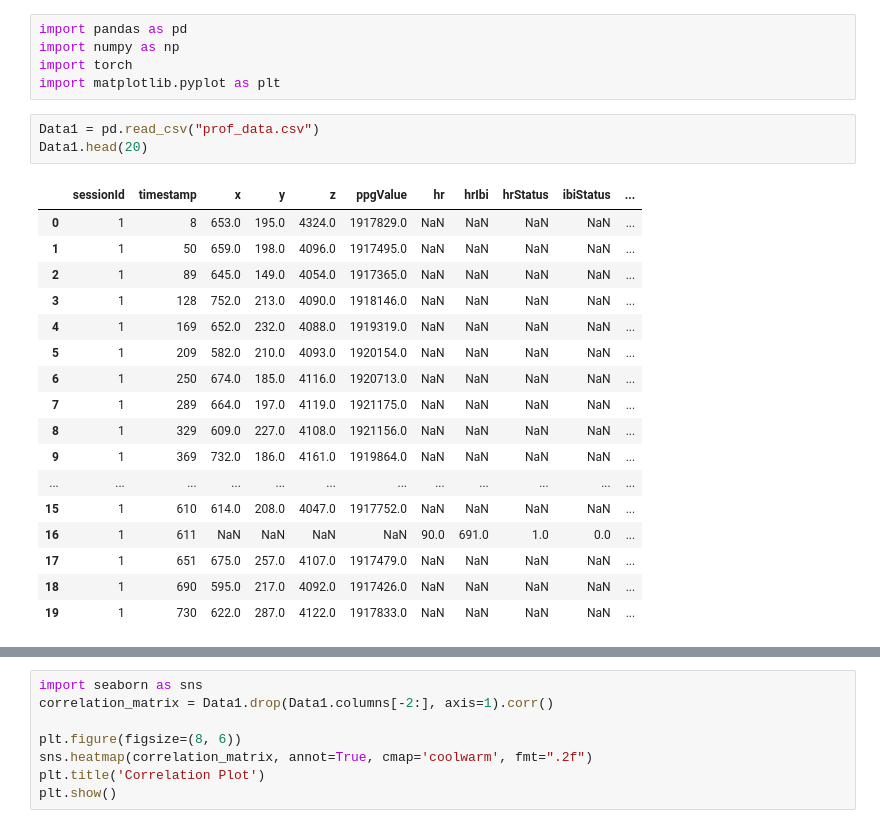
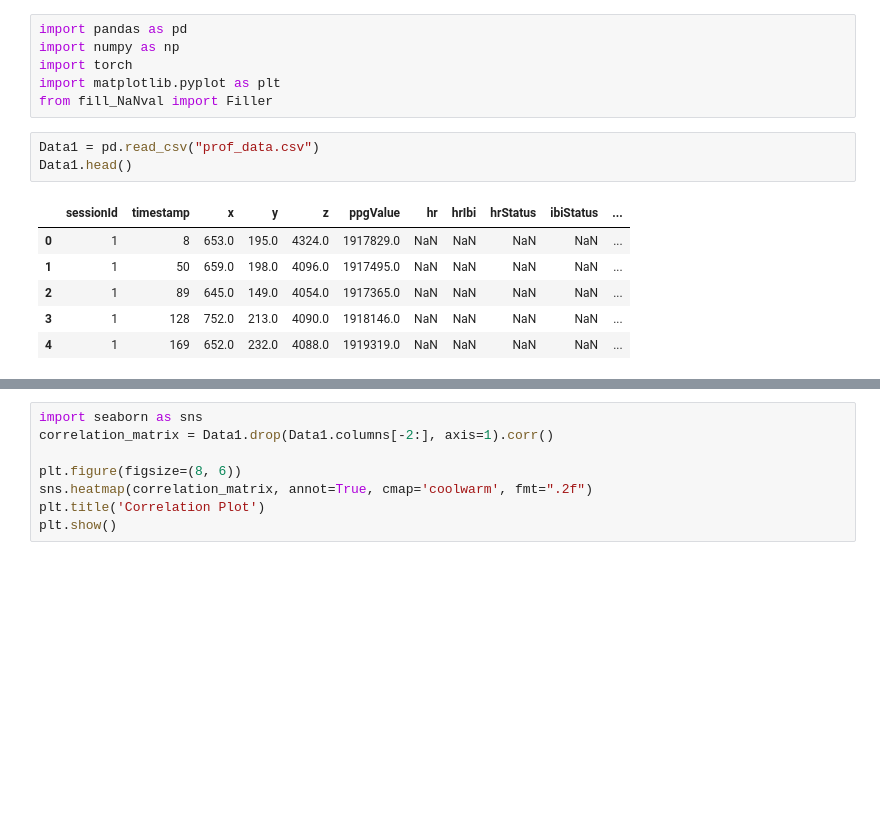
Before and after one commit to Louis-Mozart/BBDC, a Jupyter notebook: feature_exploration.ipynb, the cells around one changed output, grey strips where cells are left out. Saved outputs shown, nothing was run; the diff lists cells and outputs as text; blank space fills up the shorter version.

```diff
--- a/feature_exploration.ipynb
+++ b/feature_exploration.ipynb
@@ -3,24 +3,14 @@ import pandas as pd
 import numpy as np
 import torch
 import matplotlib.pyplot as plt
+from fill_NaNval import Filler
 # %%
 Data1 = pd.read_csv("prof_data.csv")
-Data1.head(20)
+Data1.head()
 # %% [output]
 |  | sessionId | timestamp | x | y | z | ppgValue | hr | hrIbi | hrStatus | ibiStatus | ... |
 | 0 | 1 | 8 | 653.0 | 195.0 | 4324.0 | 1917829.0 | NaN | NaN | NaN | NaN | ... |
 | 1 | 1 | 50 | 659.0 | 198.0 | 4096.0 | 1917495.0 | NaN | NaN | NaN | NaN | ... |
 | 2 | 1 | 89 | 645.0 | 149.0 | 4054.0 | 1917365.0 | NaN | NaN | NaN | NaN | ... |
 | 3 | 1 | 128 | 752.0 | 213.0 | 4090.0 | 1918146.0 | NaN | NaN | NaN | NaN | ... |
 | 4 | 1 | 169 | 652.0 | 232.0 | 4088.0 | 1919319.0 | NaN | NaN | NaN | NaN | ... |
-| 5 | 1 | 209 | 582.0 | 210.0 | 4093.0 | 1920154.0 | NaN | NaN | NaN | NaN | ... |
-| 6 | 1 | 250 | 674.0 | 185.0 | 4116.0 | 1920713.0 | NaN | NaN | NaN | NaN | ... |
-| 7 | 1 | 289 | 664.0 | 197.0 | 4119.0 | 1921175.0 | NaN | NaN | NaN | NaN | ... |
-| 8 | 1 | 329 | 609.0 | 227.0 | 4108.0 | 1921156.0 | NaN | NaN | NaN | NaN | ... |
-| 9 | 1 | 369 | 732.0 | 186.0 | 4161.0 | 1919864.0 | NaN | NaN | NaN | NaN | ... |
-| ... | ... | ... | ... | ... | ... | ... | ... | ... | ... | ... | ... |
-| 15 | 1 | 610 | 614.0 | 208.0 | 4047.0 | 1917752.0 | NaN | NaN | NaN | NaN | ... |
-| 16 | 1 | 611 | NaN | NaN | NaN | NaN | 90.0 | 691.0 | 1.0 | 0.0 | ... |
-| 17 | 1 | 651 | 675.0 | 257.0 | 4107.0 | 1917479.0 | NaN | NaN | NaN | NaN | ... |
-| 18 | 1 | 690 | 595.0 | 217.0 | 4092.0 | 1917426.0 | NaN | NaN | NaN | NaN | ... |
-| 19 | 1 | 730 | 622.0 | 287.0 | 4122.0 | 1917833.0 | NaN | NaN | NaN | NaN | ... |
```
Also changed, not shown: parts of 17 cells of this notebook, 1 other file.
